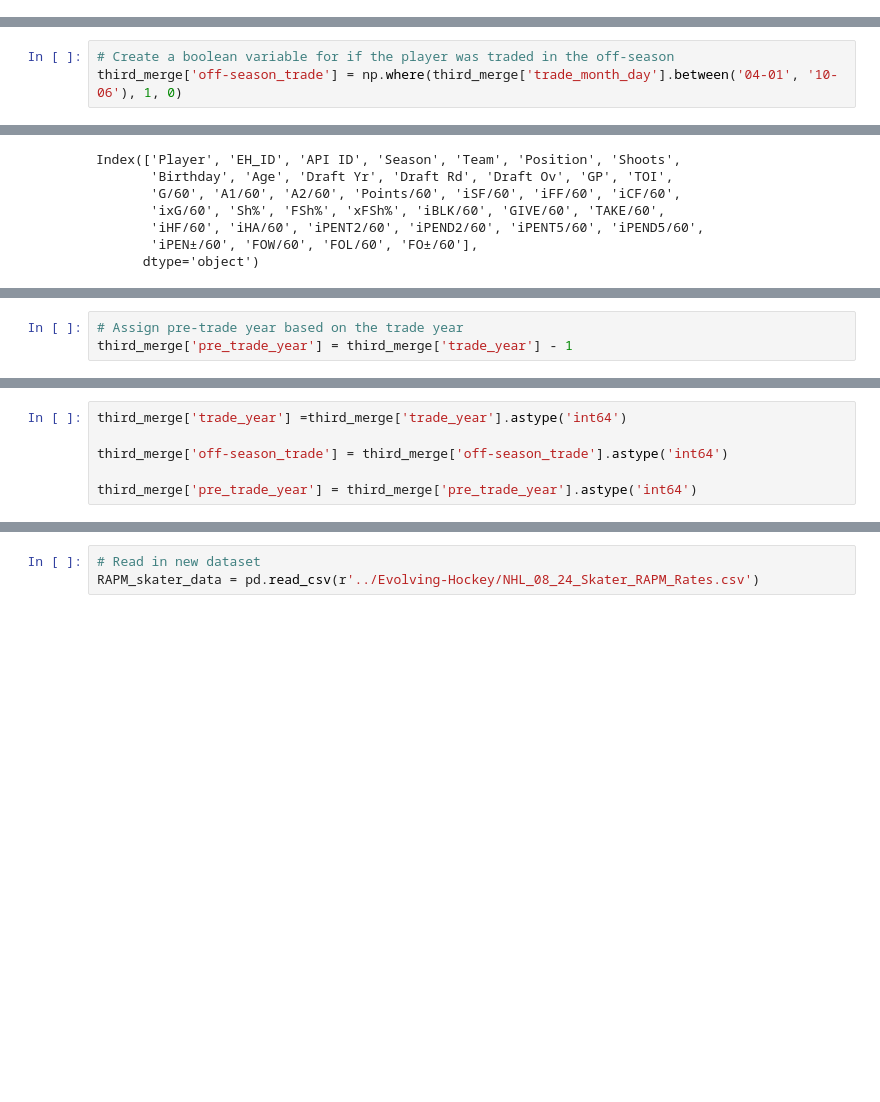
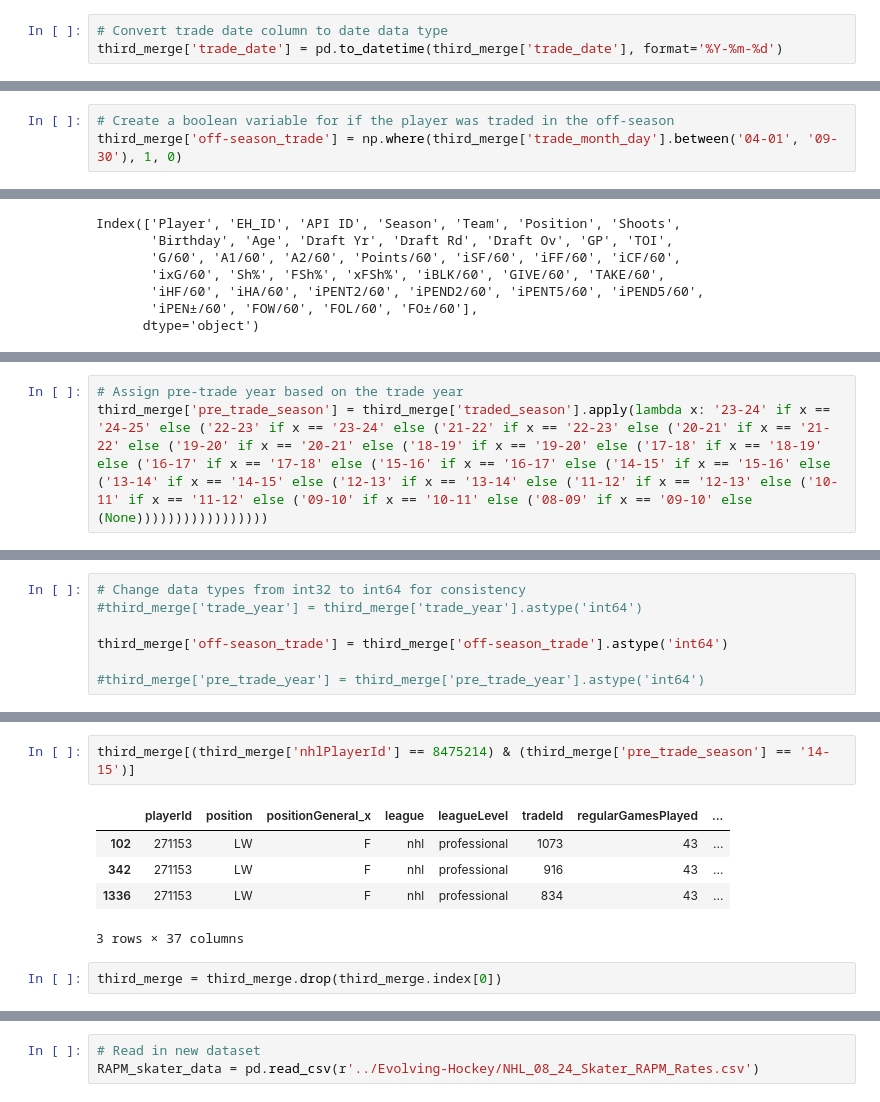
Before and after one commit to ahaze65/NHL_2025_Spring_2026, a Jupyter notebook: Code/Data_Merging.ipynb, the cells around one changed output, grey strips where cells are left out. Cells and saved outputs as stored; diff of their text form; blank space fills up the shorter version.

```diff
--- a/Code/Data_Merging.ipynb
+++ b/Code/Data_Merging.ipynb
@@ -72,0 +54,3 @@ Name: count, dtype: int64
+# %%
+# Convert trade date column to date data type
+third_merge['trade_date'] = pd.to_datetime(third_merge['trade_date'], format='%Y-%m-%d')
@@ -75,7 +69,7 @@ Name: count, dtype: int64
 third_merge['trade_month_day'] = pd.to_datetime(third_merge['trade_date']).dt.strftime('%m-%d')
 # %%
 # Create a boolean variable for if the player was traded in the off-season
-third_merge['off-season_trade'] = np.where(third_merge['trade_month_day'].between('04-01', '10-06'), 1, 0)
+third_merge['off-season_trade'] = np.where(third_merge['trade_month_day'].between('04-01', '09-30'), 1, 0)
 # %%
 third_merge['off-season_trade'].value_counts()
 # %% [output]
@@ -124,3 +144,3 @@ third_merge.shape
 # %%
 # Assign pre-trade year based on the trade year
-third_merge['pre_trade_year'] = third_merge['trade_year'] - 1
+third_merge['pre_trade_season'] = third_merge['traded_season'].apply(lambda x: '23-24' if x == '24-25' else ('22-23' if x == '23-24' else ('21-22' if x == '22-23' else ('20-21' if x == '21-22' else ('19-20' if x == '20-21' else ('18-19' if x == '19-20' else ('17-18' if x == '18-19' else ('16-17' if x == '17-18' else ('15-16' if x == '16-17' else ('14-15' if x == '15-16' else ('13-14' if x == '14-15' else ('12-13' if x == '13-14' else ('11-12' if x == '12-13' else ('10-11' if x == '11-12' else ('09-10' if x == '10-11' else ('08-09' if x == '09-10' else (None)))))))))))))))))
@@ -150,10 +174,11 @@ pre_trade_year                int32
 dtype: object
 # %%
-third_merge['trade_year'] =third_merge['trade_year'].astype('int64')
+# Change data types from int32 to int64 for consistency
+#third_merge['trade_year'] = third_merge['trade_year'].astype('int64')
 
 third_merge['off-season_trade'] = third_merge['off-season_trade'].astype('int64')
 
-third_merge['pre_trade_year'] = third_merge['pre_trade_year'].astype('int64')
+#third_merge['pre_trade_year'] = third_merge['pre_trade_year'].astype('int64')
 # %%
 third_merge.dtypes
 # %% [output]
@@ -212,0 +254,10 @@ Name: count, Length: 1422, dtype: int64
+# %%
+third_merge[(third_merge['nhlPlayerId'] == 8475214) & (third_merge['pre_trade_season'] == '14-15')]
+# %% [output]
+|  | playerId | position | positionGeneral_x | league | leagueLevel | tradeId | regularGamesPlayed | ... |
+| 102 | 271153 | LW | F | nhl | professional | 1073 | 43 | ... |
+| 342 | 271153 | LW | F | nhl | professional | 916 | 43 | ... |
+| 1336 | 271153 | LW | F | nhl | professional | 834 | 43 | ... |
+3 rows × 37 columns
+# %%
+third_merge = third_merge.drop(third_merge.index[0])
```
Also changed, not shown: parts of 30 cells of this notebook.
